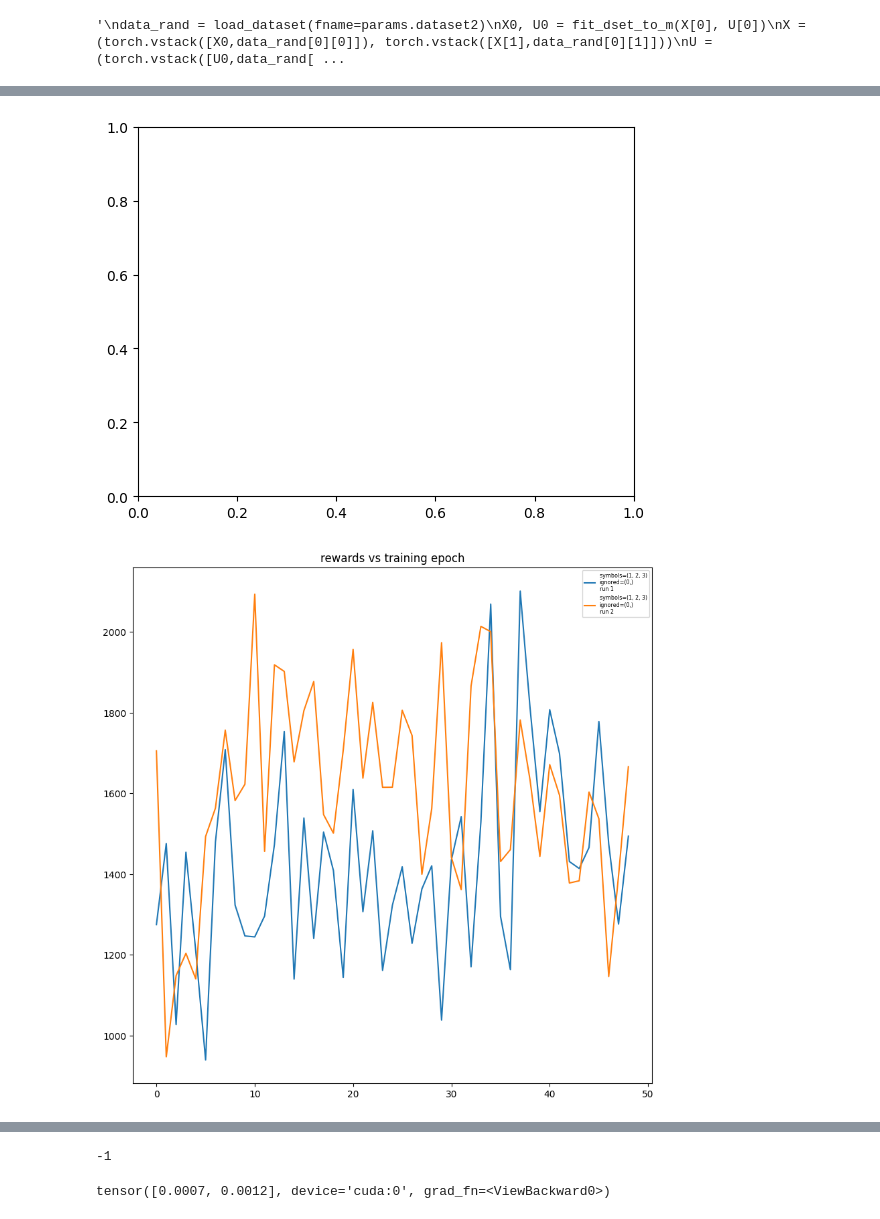
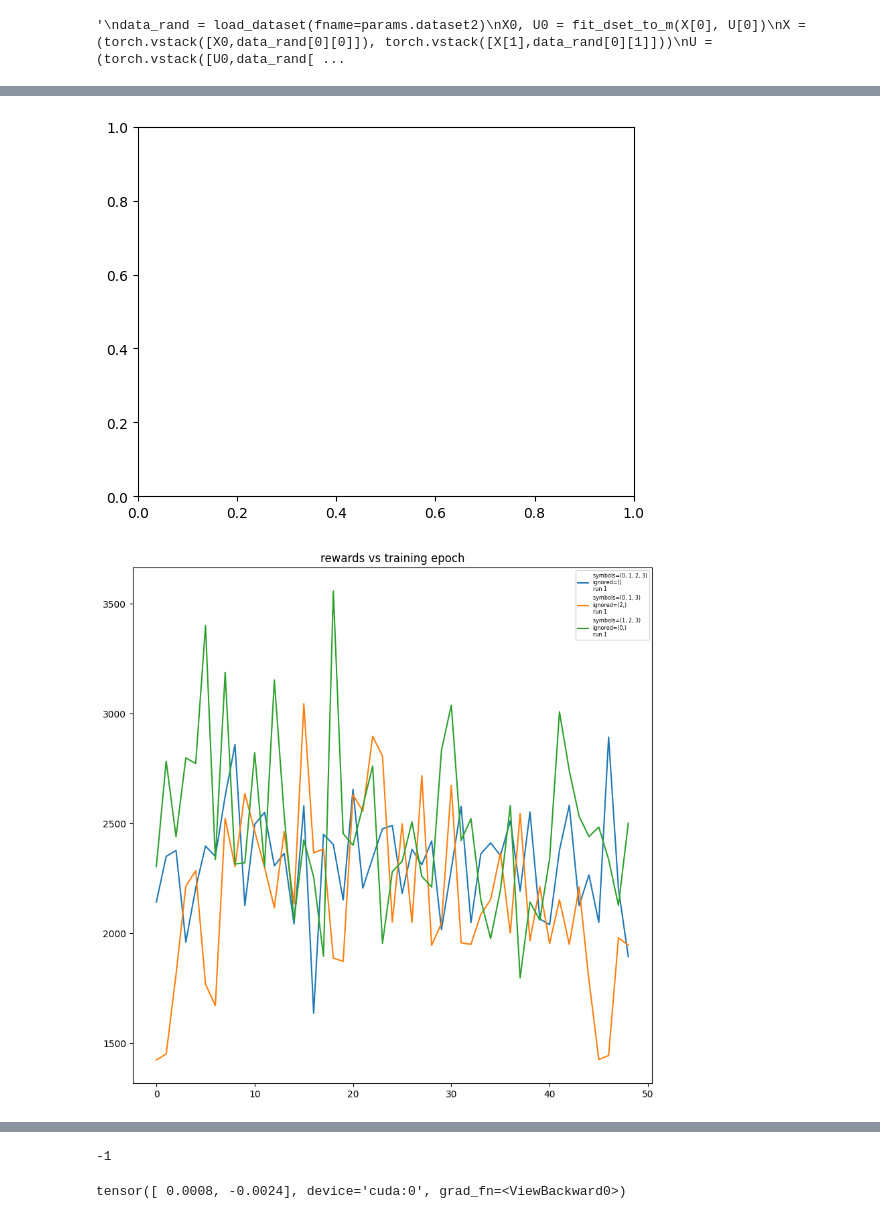
Before and after one commit to paullutkus/Latent-Representations-for-Control-Design-with-Provable-Stability-and-Safety-Guarantees, a Jupyter notebook: cartpole_lyapunov/interface3.ipynb, the cells around one changed output, grey strips where cells are left out. Saved outputs shown, nothing was run; the diff lists cells and outputs as text; code cells hidden in the pictures.

```diff
--- a/cartpole_lyapunov/interface3.ipynb
+++ b/cartpole_lyapunov/interface3.ipynb
@@ -98,25 +142,26 @@ saving BASELINE.pkl
 # %%
 #######################
 ### Load Experiment ###
 #######################
 
 #name = "test_exp"
 #name = "backwards-both_runs"
 #name = 'both_runs'
 #name = "small_pert"
 #name = "extra_small_pert"
 #name = "xxs_pert_exp"
 #name = 'm-ablation'
 #name = 'symbol-ablation-default_dataset'
 #name = 'symbol-ablation-default_dataset_2'
 #name = 'nontrivial_2'
 #name = 'fwd_penalty_exp'
 #name = 'fwd_penalty_exp_2'
 #name = 'nontrivial_3'
 #name = 'fwd_penalty_exp_3'
-name = 'BASELINE'
+#name = 'BASELINE'
+name = 'reduced_range'
 exp = load_experiment(name)
 plot_experiment_new(exp)
 # %% [output]
 [figure]
-[figure, old version]
+[figure, new version]
@@ -128,5 +173,5 @@ plot_experiment_new(exp)
 # %%
-config_idx = 2#2
+config_idx = 0#2
 run_idx = 0#1
 #best_model_idx = np.argmax(exp['completion_rate'][config_idx][1][run_idx])
 #best_model_idx = np.argmin(exp['gamma'][config_idx][1][run_idx])
@@ -138,7 +183,7 @@ fdyn = exp['fdyn_list'][config_idx][1][run_idx][best_model_idx]
 ae.encode(torch.tensor([0.,0.,0.,0.]))
 # %% [output]
 -1
-tensor([0.0007, 0.0012], device='cuda:0', grad_fn=<ViewBackward0>)
+tensor([ 0.0008, -0.0024], device='cuda:0', grad_fn=<ViewBackward0>)
 # %%
 #########################
 ### Plot Trajectories ###
```
Also changed, not shown: parts of 14 cells of this notebook, 6 other files.
